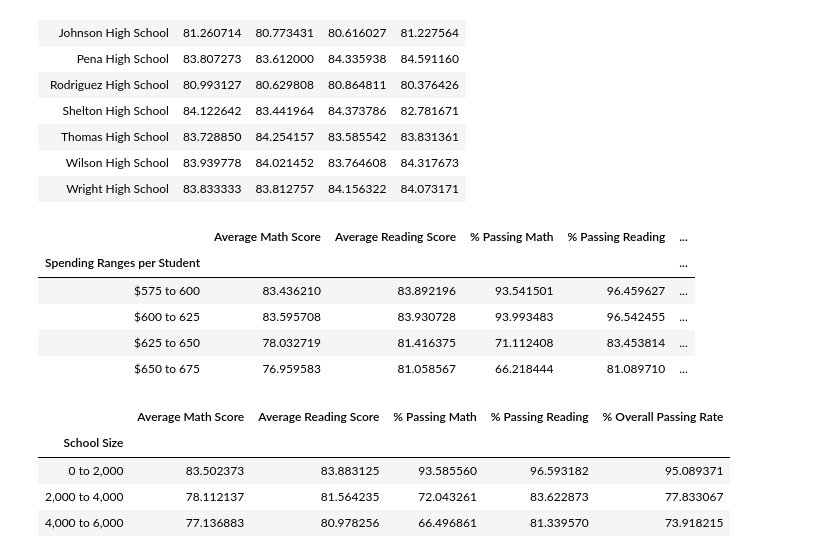
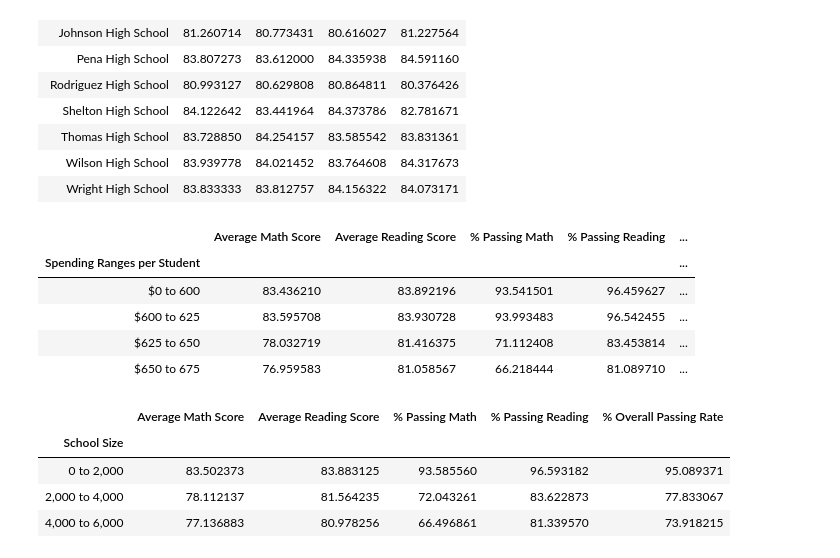
Before and after one commit to RobertGiese/pandas-challenge, a Jupyter notebook: PyCitySchools/RobertGiese.ipynb, the cells around one changed output. Cells and saved outputs as stored; diff of their text form; code cells hidden in the pictures.

```diff
--- a/PyCitySchools/RobertGiese.ipynb
+++ b/PyCitySchools/RobertGiese.ipynb
@@ -159,24 +159,24 @@ avg_reading_by_grade
 | Wright High School | 83.833333 | 83.812757 | 84.156322 | 84.073171 |
 # %%
 school_summary_by_budget = school_summary
-bins = [575, 600, 625, 650, 675]
-budget_labels = ["$575 to 600", "$600 to 625", "$625 to 650", "$650 to 675"]
+bins = [0, 600, 625, 650, 675]
+budget_labels = ["$0 to 600", "$600 to 625", "$625 to 650", "$650 to 675"]
 school_summary_by_budget["Spending Ranges per Student"] = pd.cut(per_student_budget, bins, labels = budget_labels)
 spending_math_per_student = school_summary_by_budget.groupby("Spending Ranges per Student").mean()["Average Math Score"]
 spending_reading_per_student = school_summary_by_budget.groupby("Spending Ranges per Student").mean()["Average Reading Score"]
 spending_passing_math_per_student = school_summary_by_budget.groupby("Spending Ranges per Student").mean()["% Passing Math"]
 spending_passing_reading_per_student = school_summary_by_budget.groupby("Spending Ranges per Student").mean()["% Passing Reading"]
 spending_passing_overall_per_student = school_summary_by_budget.groupby("Spending Ranges per Student").mean()["% Overall Passing Rate"]
 spending_summary = pd.DataFrame({"Average Math Score" : spending_math_per_student,
                                  "Average Reading Score" : spending_reading_per_student,
                                  "% Passing Math" : spending_passing_math_per_student,
                                  "% Passing Reading" : spending_passing_reading_per_student,
                                  "% Overall Passing Rate" : spending_passing_overall_per_student})
 spending_summary
 # %% [output]
 |  | Average Math Score | Average Reading Score | % Passing Math | % Passing Reading | ... |
 | Spending Ranges per Student |  |  |  |  | ... |
-| $575 to 600 | 83.436210 | 83.892196 | 93.541501 | 96.459627 | ... |
+| $0 to 600 | 83.436210 | 83.892196 | 93.541501 | 96.459627 | ... |
 | $600 to 625 | 83.595708 | 83.930728 | 93.993483 | 96.542455 | ... |
 | $625 to 650 | 78.032719 | 81.416375 | 71.112408 | 83.453814 | ... |
 | $650 to 675 | 76.959583 | 81.058567 | 66.218444 | 81.089710 | ... |
```
Also changed, not shown: 2 other files.
